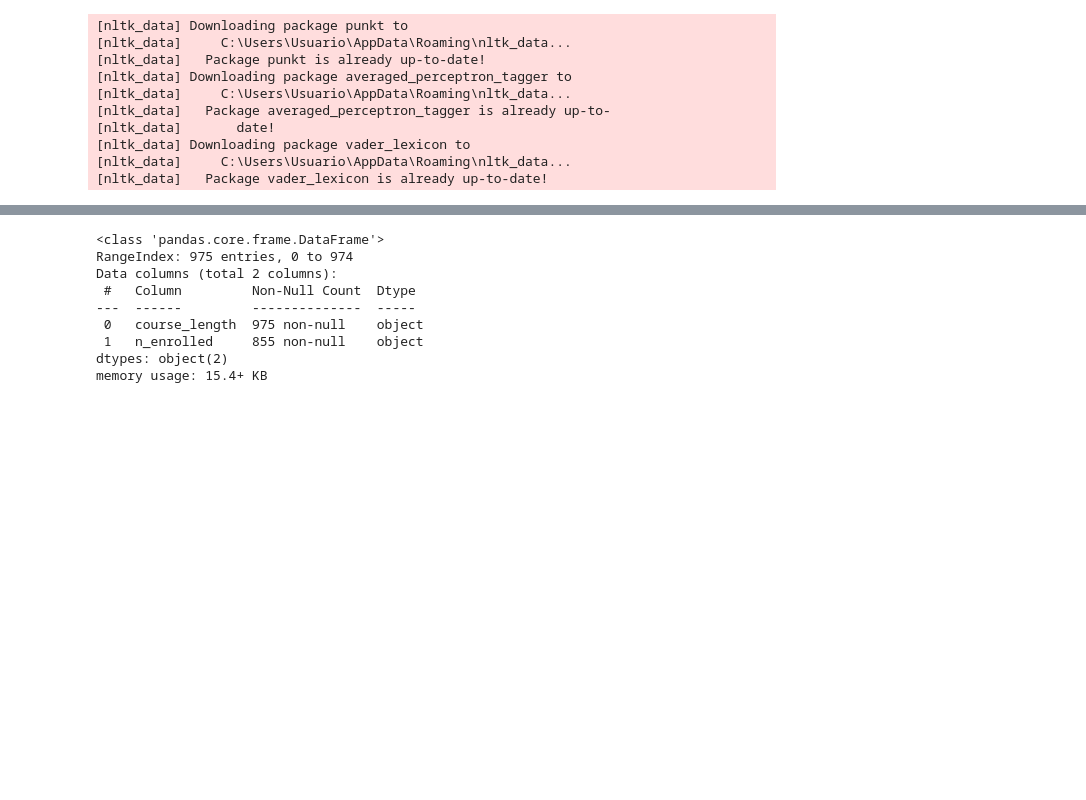
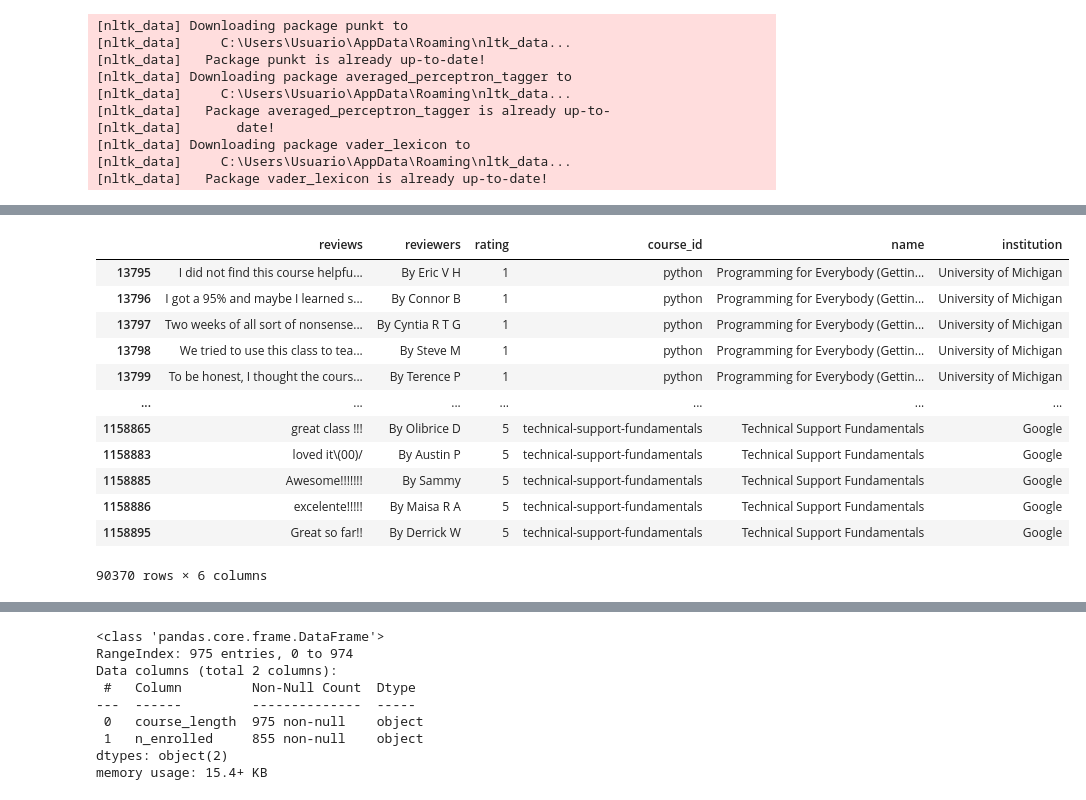
Before and after one commit to octa-acostamonti/MOOCs-Analyisis, a Jupyter notebook: EDA.ipynb, the cells around one changed output, grey strips where cells are left out. Saved outputs shown, nothing was run; the diff lists cells and outputs as text; code cells hidden in the pictures; blank space fills up the shorter version.

```diff
--- a/EDA.ipynb
+++ b/EDA.ipynb
@@ -158,0 +225,19 @@ coursera_reviews.drop(coursera_reviews[coursera_reviews["reviewers"]=="By Delete
+# %%
+conteo_names = coursera_completo["name"].value_counts()
+coursera_completo = coursera_completo[coursera_completo["name"].isin(conteo_names[conteo_names > 5000].index)]
+# %%
+coursera_completo
+# %% [output]
+|  | reviews | reviewers | rating | course_id | name | institution |
+| 13795 | I did not find this course helpfu... | By Eric V H | 1 | python | Programming for Everybody (Gettin... | University of Michigan |
+| 13796 | I got a 95% and maybe I learned s... | By Connor B | 1 | python | Programming for Everybody (Gettin... | University of Michigan |
+| 13797 | Two weeks of all sort of nonsense... | By Cyntia R T G | 1 | python | Programming for Everybody (Gettin... | University of Michigan |
+| 13798 | We tried to use this class to tea... | By Steve M | 1 | python | Programming for Everybody (Gettin... | University of Michigan |
+| 13799 | To be honest, I thought the cours... | By Terence P | 1 | python | Programming for Everybody (Gettin... | University of Michigan |
+| ... | ... | ... | ... | ... | ... | ... |
+| 1158865 | great class !!! | By Olibrice D | 5 | technical-support-fundamentals | Technical Support Fundamentals | Google |
+| 1158883 | loved it\(00)/ | By Austin P | 5 | technical-support-fundamentals | Technical Support Fundamentals | Google |
+| 1158885 | Awesome!!!!!!! | By Sammy | 5 | technical-support-fundamentals | Technical Support Fundamentals | Google |
+| 1158886 | excelente!!!!! | By Maisa R A | 5 | technical-support-fundamentals | Technical Support Fundamentals | Google |
+| 1158895 | Great so far!! | By Derrick W | 5 | technical-support-fundamentals | Technical Support Fundamentals | Google |
+90370 rows × 6 columns
```
Also changed, not shown: parts of 19 cells of this notebook.
